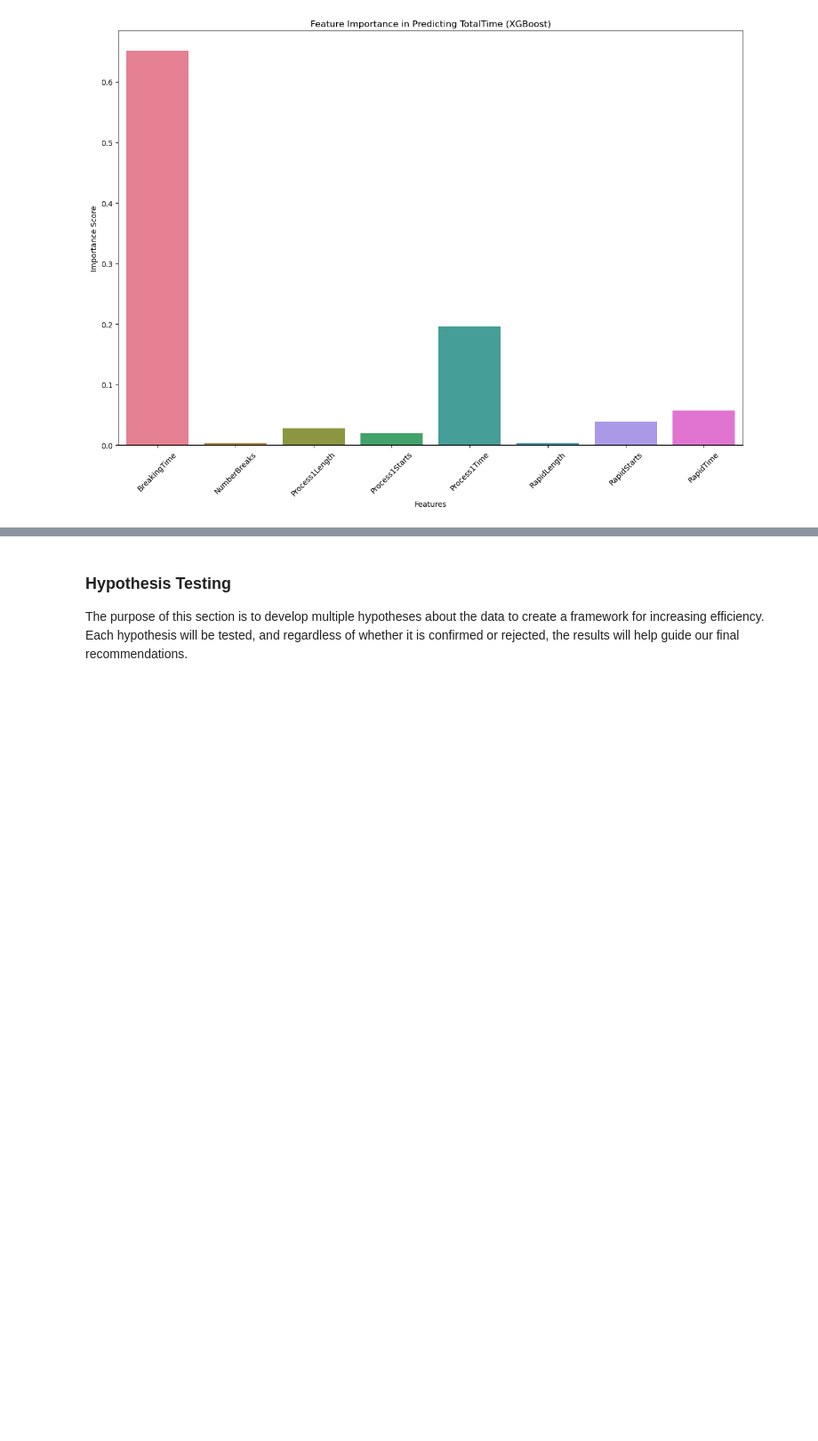
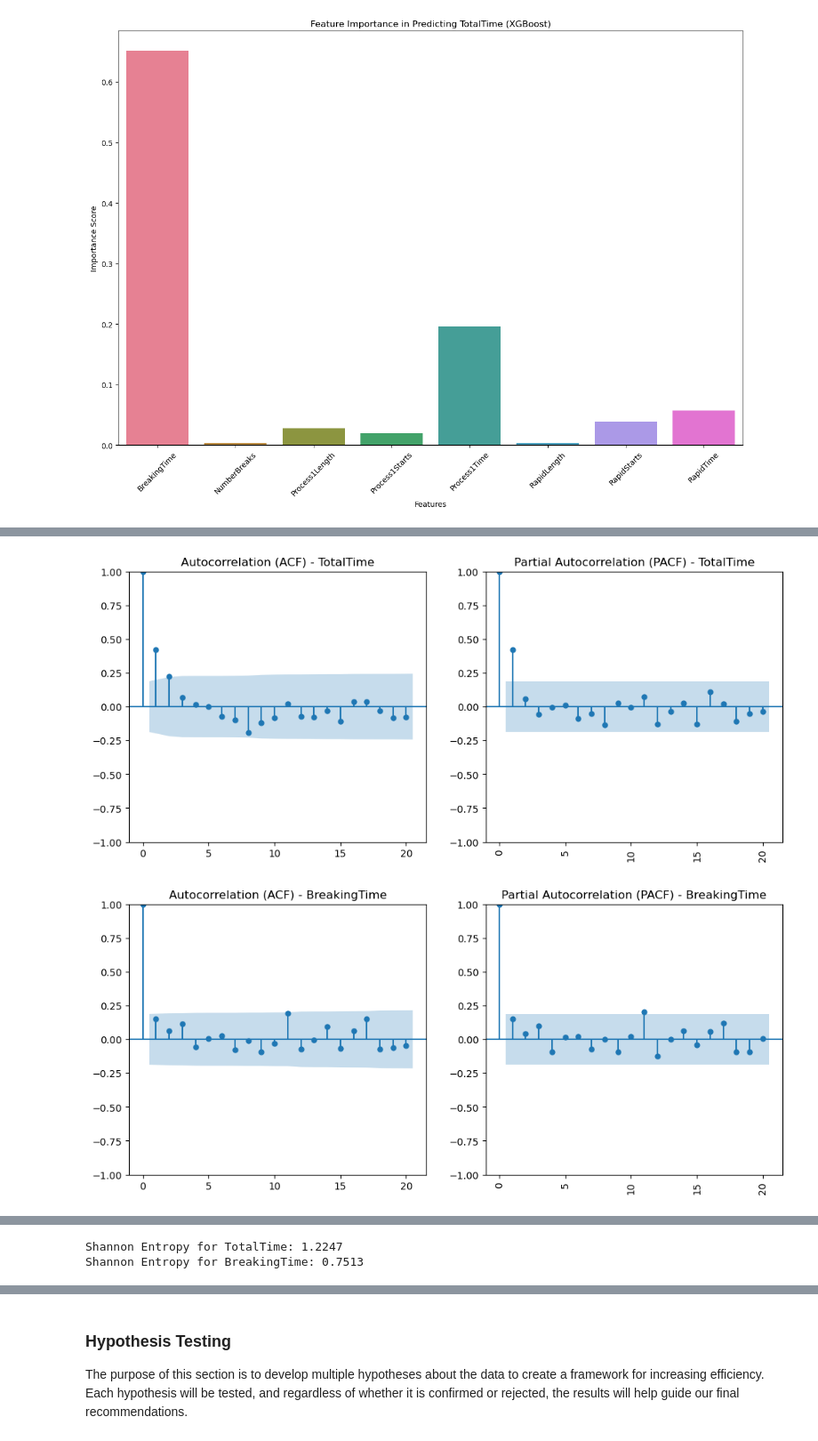
Before and after one commit to Scientialibera/ds4m_2, a Jupyter notebook: notebooks/orchestration.ipynb, the cells around one changed output, grey strips where cells are left out. Shown at 89% size. Cells and saved outputs as stored; diff of their text form; code cells hidden in the pictures; blank space fills up the shorter version.

```diff
--- a/notebooks/orchestration.ipynb
+++ b/notebooks/orchestration.ipynb
@@ -418,0 +483,74 @@ R2 Score: 0.9348925359875977
+# %%
+from statsmodels.graphics.tsaplots import plot_acf, plot_pacf
+from statsmodels.tsa.seasonal import STL
+from scipy.stats import entropy
+
+# Select key movement columns - this comes from observation above + results of feature importance
+movement_columns = ['TotalTime', 'BreakingTime']
+datetime_column = 'Start'
+
+
+df_sorted = df_full_plates.sort_values(by=datetime_column).copy() # need to sort by datetime for time series analysis
+df_sorted.set_index(datetime_column, inplace=True)
+
+# Autocorrelation & Partial Autocorrelation Analysis
+def plot_acf_pacf(df, column, lags=20, figsize=(12, 5)):
+
+    fig, ax = plt.subplots(1, 2, figsize=figsize)
+
+    plot_acf(df[column], lags=lags, ax=ax[0])
+    plot_pacf(df[column], lags=lags, ax=ax[1])
+
+    ax[0].set_title(f"Autocorrelation (ACF) - {column}")
+    ax[1].set_title(f"Partial Autocorrelation (PACF) - {column}")
+
+    plt.xticks(rotation=90)
+    plt.show()
+
+# Execute ACF & PACF for movement columns
+for col in movement_columns:
+    plot_acf_pacf(df_sorted, col)
+
+# Seasonal Trend Decomposition
+def decompose_seasonality(df, column, period=7):
+
+    stl = STL(df[column], period=period, robust=True)
+    result = stl.fit()
+
+    fig, axes = plt.subplots(3, 1, figsize=(12, 8))
+    axes[0].plot(result.trend, label="Trend", color="blue")
+    axes[1].plot(result.seasonal, label="Seasonality", color="orange")
+    axes[2].plot(result.resid, label="Residual (Noise)", color="red")
+
+    axes[0].set_title(f"Trend Component - {column}")
+    axes[1].set_title(f"Seasonality Component - {column}")
+    axes[2].set_title(f"Residual (Random Noise) - {column}")
+
+
+    for ax in axes:
+        ax.legend()
+        ax.grid(True)
+
+    plt.xticks(rotation=90)
+    plt.tight_layout()
+    plt.show()
+
+
+# Execute STL decomposition for movement columns
+for col in movement_columns:
+    decompose_seasonality(df_sorted, col)
+
+
+# Shannon Entropy Calculation, this measures the uncertainty in a distribution, aka randmoness
+def calculate_entropy(df, column, bins=10):
+    hist, _ = np.histogram(df[column].dropna(), bins=bins, density=True)
+    ent = entropy(hist)
+    print(f"Shannon Entropy for {column}: {ent:.4f}")
+
+
+# Compute entropy for movement columns
+for col in movement_columns:
+    calculate_entropy(df_sorted, col)
+# %% [output]
+[figure, added]
+[figure, added]
@@ -418,0 +559,2 @@ R2 Score: 0.9348925359875977
+Shannon Entropy for TotalTime: 1.2247
+Shannon Entropy for BreakingTime: 0.7513
```
Also changed, not shown: parts of 8 cells of this notebook.
